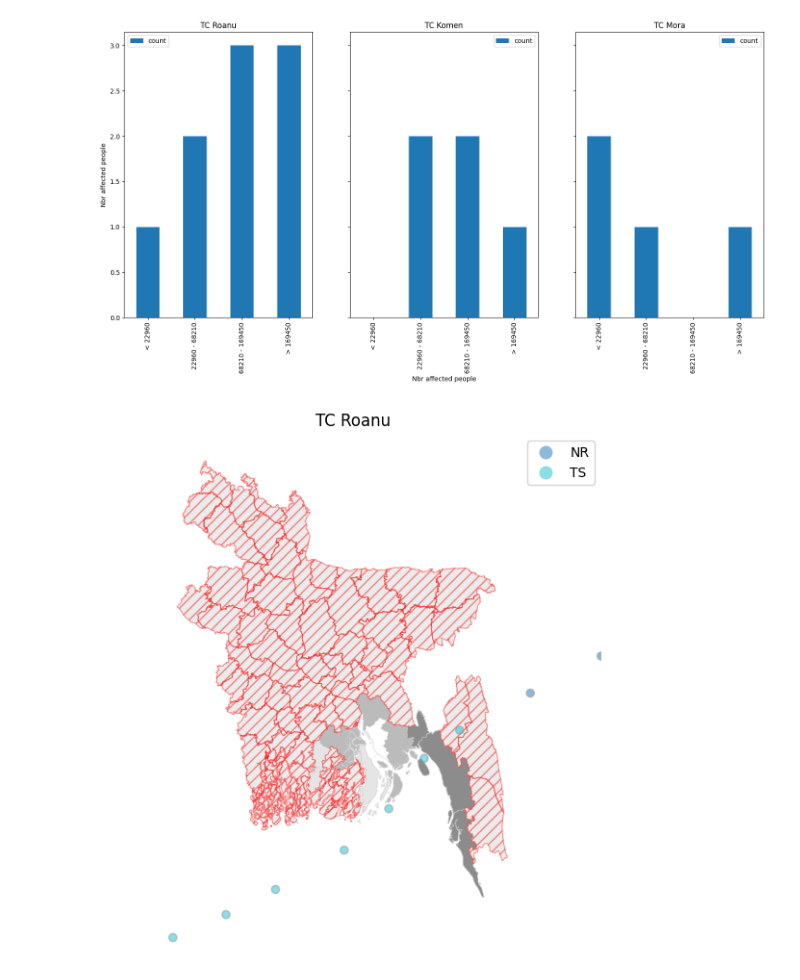
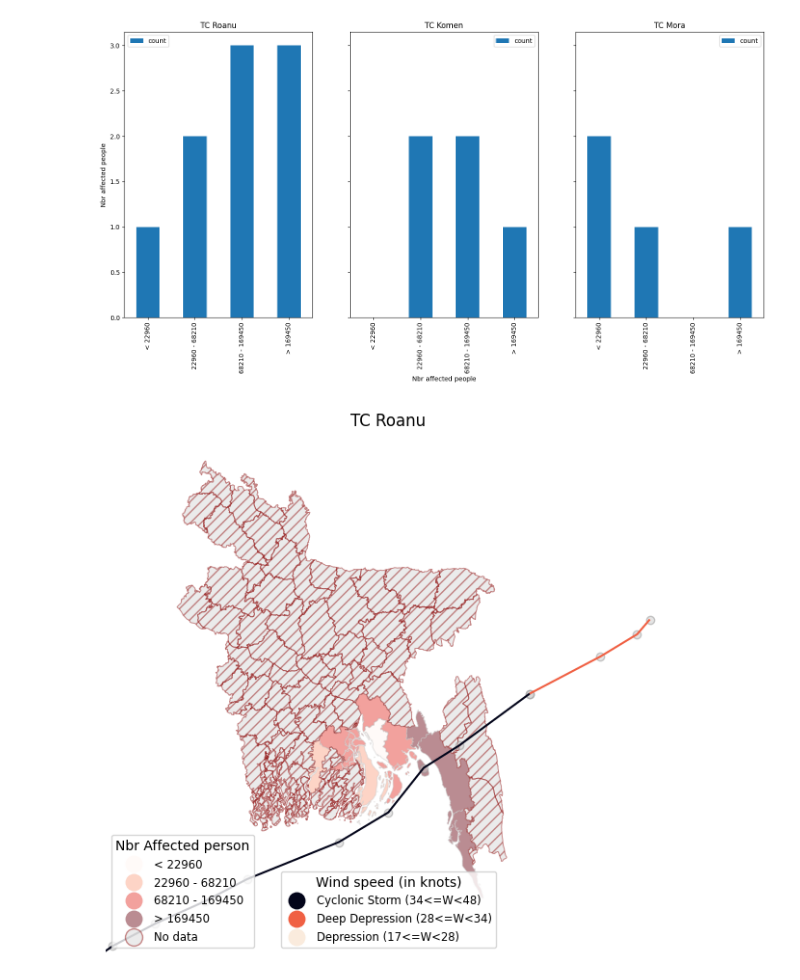
Before and after one commit to KassoumHabibou/PhD-Chapter-2, a Jupyter notebook: 00_time_line.ipynb, the cells around one changed output. Drawn from its saved outputs; the diff is of its cells as text; code cells hidden in the pictures.

Commit message:
Additionnal graph

```diff
--- a/00_time_line.ipynb
+++ b/00_time_line.ipynb
@@ -87,6 +90,7 @@ path_roanu = pd.read_excel(os.getcwd() + '\\input\\disaster_data\\cyclone eye.xl
     'SUBBASIN':'string',
     'ISO_TIME': 'string',
     'NATURE': 'string',
+    'PART': 'string',
     'LAT': 'float',
     'LON': 'float',
     'WMO WIND': 'float',
@@ -258,5 +262,3 @@ dmg_mora['Affected_people_quartile'] = pd.cut(dmg_mora['Affected people'], bins=
 dmg_roanu.sort_values(by='Affected people', inplace=True, ascending=True)
 dmg_komen.sort_values(by='Affected people', inplace=True, ascending=True)
 dmg_mora.sort_values(by='Affected people', inplace=True, ascending=True)
-# %%
-path_roanu = gpd.GeoDataFrame(path_roanu, geometry=gpd.points_from_xy(path_roanu.LON, path_roanu.LAT), crs="EPSG:4326")
@@ -268,3 +290,5 @@ fig.set_size_inches(15,7)
+# %%
+lines_roanu=lines_roanu.reset_index().sort_values(by="Grade")
 # %%
 # np.quantile(nbr_affected_list,[i * 0.25 for i in range(4)]).tolist().around(0)
 # np.quantile(nbr_affected_list,[i * 0.25 for i in range(4)]).tolist()
@@ -298,51 +322,49 @@ plt.subplots_adjust(right=0.9)
 ## fig et ax représentent la base de la carte
 fig, ax = plt.subplots(nrows=1,ncols=1,figsize=(12,7))
 #dmg_roanu.apply(lambda x: ax.annotate(text=x['NAME_2'], xy=x.geometry.centroid.coords[0], ha='center', fontsize=8), axis=1)
-color_steps = plt.colormaps['Greys'].resampled(4)
-
+color_steps_adm = plt.colormaps['Greys'].resampled(4)
+#color_steps_adm = ['light-gray','dark-gray','gray','black']plt.colormaps['Greys'].resampled(4)
+color_steps_path = plt.colormaps['rocket'].resampled(4)
 # bgd_plot=dmg_roanu.plot(ax=ax, lw=0.7, alpha=0.45,column="Affected_people_quartile", scheme='User_Defined', missing_kwds=dict(color='white'), classification_kwds=dict(bins=rounded_quantiles), cmap=cmap, edgecolor='0.8', legend=True, legend_kwds={"loc": "upper left", "bbox_to_anchor": (0, 0.15),
 #                         'markerscale':1.29,'title_fontsize':'medium', 'fontsize':'small', "interval": False, "title":"Affected hh","title_fontsize":"medium"})
 
-bgd_plot = dmg_roanu.plot(ax=ax, lw=0.7, alpha=0.45,column="Affected_people_quartile",categorical=True, missing_kwds={"color": "lightgrey","edgecolor": "red","hatch": "///","label": "No data"}, cmap=color_steps, edgecolor='0.8', legend=True)
-path_roanu.plot(ax=ax, column="NATURE", facecolor='#cccccc', edgecolor='#969696', alpha=0.5, legend=True,categorical=True)
+dmg_roanu.plot(ax=ax, lw=0.7, alpha=0.45,column="Affected_people_quartile",categorical=True, missing_kwds={"color": "lightgrey","edgecolor": "darkred","hatch": "///","label": "No data"}, cmap=plt.get_cmap('Reds', 4), edgecolor='0.8', legend=True, legend_kwds={"loc": "lower left",  'markerscale':1.29, 'title':'Nbr Affected person','title_fontsize':'medium', 'fontsize':'small', "title_fontsize":"medium"})
+# "bbox_to_anchor": (0.3, 0.15),
+# need to add existing legend back
+leg1 = ax.get_legend()
 
-# , legend=True, legend_kwds={"loc": "upper left", "bbox_to_anchor": (0, 0.15),
-#                         'markerscale':1.29,'title_fontsize':'medium', 'fontsize':'small', "title_fontsize":"medium"}
-#, legend=True, linewidth=1
+path_roanu.plot(ax=ax, facecolor='#cccccc', edgecolor='#969696', alpha=0.5, legend=False)
+lines_roanu.plot(column='Grade', ax=ax, categorical=True, legend=True,cmap=color_steps_path, legend_kwds={"loc": "lower center", 'markerscale':1.29, 'title':'Wind speed (in knots)','title_fontsize':'medium', 'fontsize':'small', "title_fontsize":"medium"})
 
-# dmg_komen.plot(ax=ax[1], lw=0.7, alpha=0.45,column="Affected_people_quartile", missing_kwds={"color": "lightgrey","edgecolor": "red","hatch": "///","label": "Missing values"}, cmap=color_steps, edgecolor='0.8', legend=True, legend_kwds={"loc": "upper left", "bbox_to_anchor": (0, 0.15),
-#                         'markerscale':1.29,'title_fontsize':'medium', 'fontsize':'small', "title_fontsize":"medium"})
-
-# dmg_mora.plot(ax=ax[2], lw=0.7, alpha=0.45,column="Affected_people_quartile", missing_kwds={"color": "lightgrey","edgecolor": "red","hatch": "///","label": "Missing values"}, cmap=color_steps, edgecolor='0.8', legend=True, legend_kwds={"loc": "upper left", "bbox_to_anchor": (0, 0.15),
-#                         'markerscale':1.29,'title_fontsize':'medium', 'fontsize':'small', "title_fontsize":"medium"})
+ax.add_artist(leg1)
 
 # Sets figure limits
-ax.set_xlim(87, 94);
+ax.set_xlim(87, 95);
 ax.set_ylim(20, 27);
 
 # Sans axe
 ax.axis('off')
 # ax[1].axis('off')
 # ax[2].axis('off')
 # using set_facecolor() method
 ax.set_facecolor("white")
 # ax[1].set_facecolor("white")
 # ax[2].set_facecolor("white")
 # Set title and legend title
 
 ax.title.set_text("TC Roanu")
 # ax[1].title.set_text("TC Komen")
 # ax[2].title.set_text("TC Mora")
 
 # Removes ticks and lat/lon labels
 ax.tick_params(axis='both', bottom=False, left=False,labelbottom=False, labelleft=False)
 
 
 
 # Rajouter les coordonnées GPS des points sur la carte
 #csm = path_roanu.plot(ax=bgd_plot, column="NATURE", facecolor='#cccccc', edgecolor='#969696', alpha=0.5, legend=True)
 # %% [output]
-[figure, old version]
+[figure, new version]
 # %%
 distrPalette = dict(zip(qlabels, mcp.gen_color(cmap="Greys",n=len(qlabels))))
 pathPalette = dict(zip(["NR","TS"], mcp.gen_color(cmap="Reds",n=2)))
```
Also changed, not shown: parts of 6 cells of this notebook, 2 other files.
